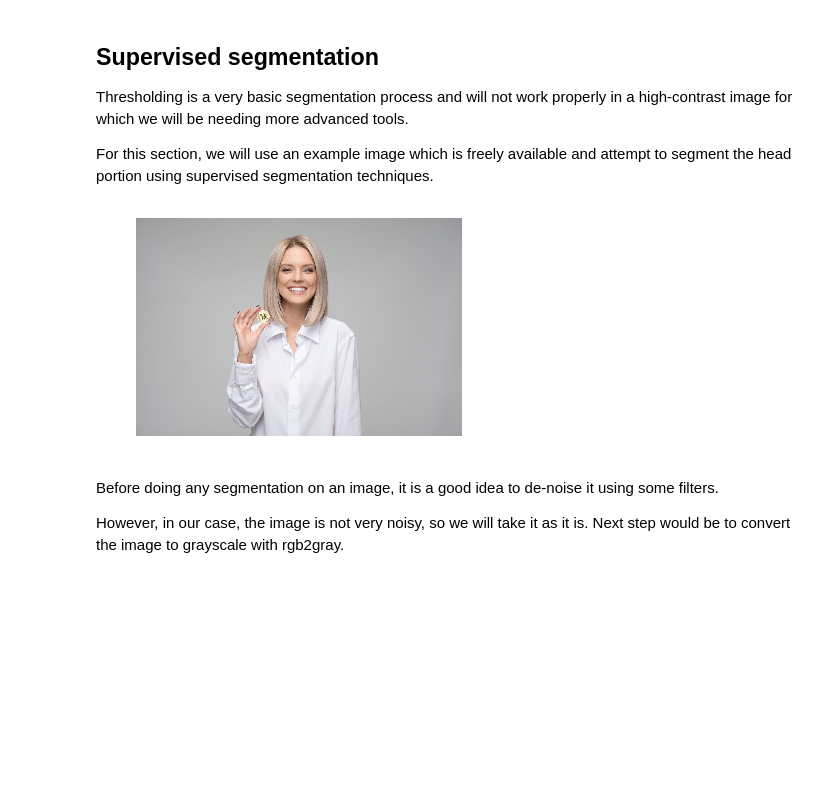
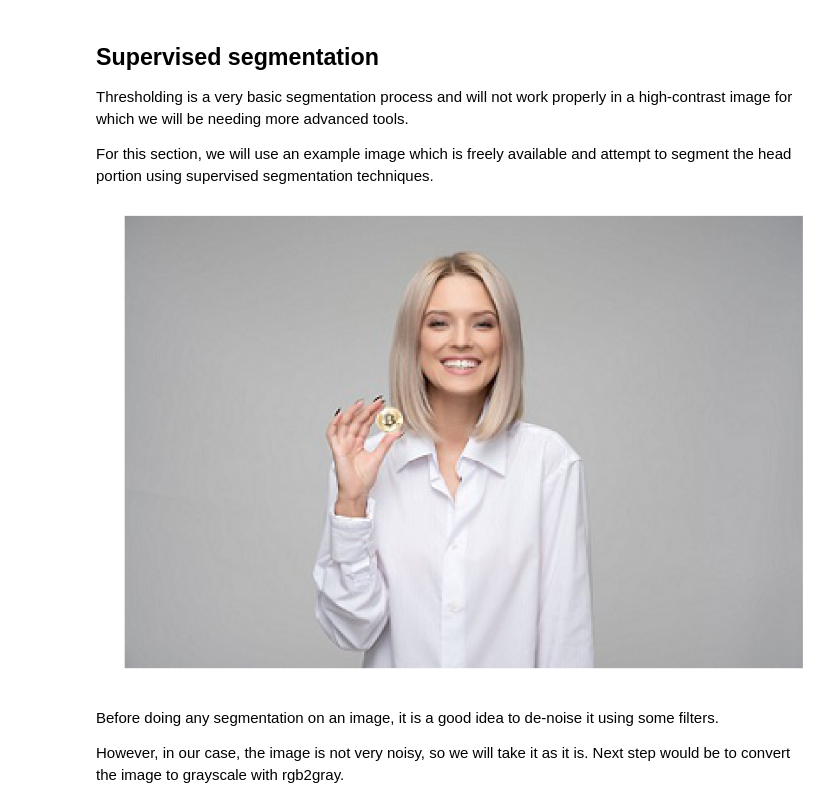
Before and after one commit to euloo/digital-image-processing, a Jupyter notebook: 7-image-segmentation.ipynb, the cells around one changed output. Saved outputs shown, nothing was run; the diff lists cells and outputs as text; code cells hidden in the pictures; blank space fills up the shorter version.

```diff
--- a/7-image-segmentation.ipynb
+++ b/7-image-segmentation.ipynb
@@ -200,11 +201,10 @@ Thresholding is a very basic segmentation process and will not work properly in
 For this section, we will use an example image which is freely available and attempt to segment the head portion using supervised segmentation techniques.
 # %%
 image = imread('images/girl.jpeg')
-plt.imshow(image)
-plt.axis('off')
+image_show(image)
 plt.show()
 # %% [output]
-[figure, old version]
+[figure, new version]
 # %% [markdown]
 Before doing any segmentation on an image, it is a good idea to de-noise it using some filters.
 
```
Also changed, not shown: parts of 25 cells of this notebook, 3 other files.
